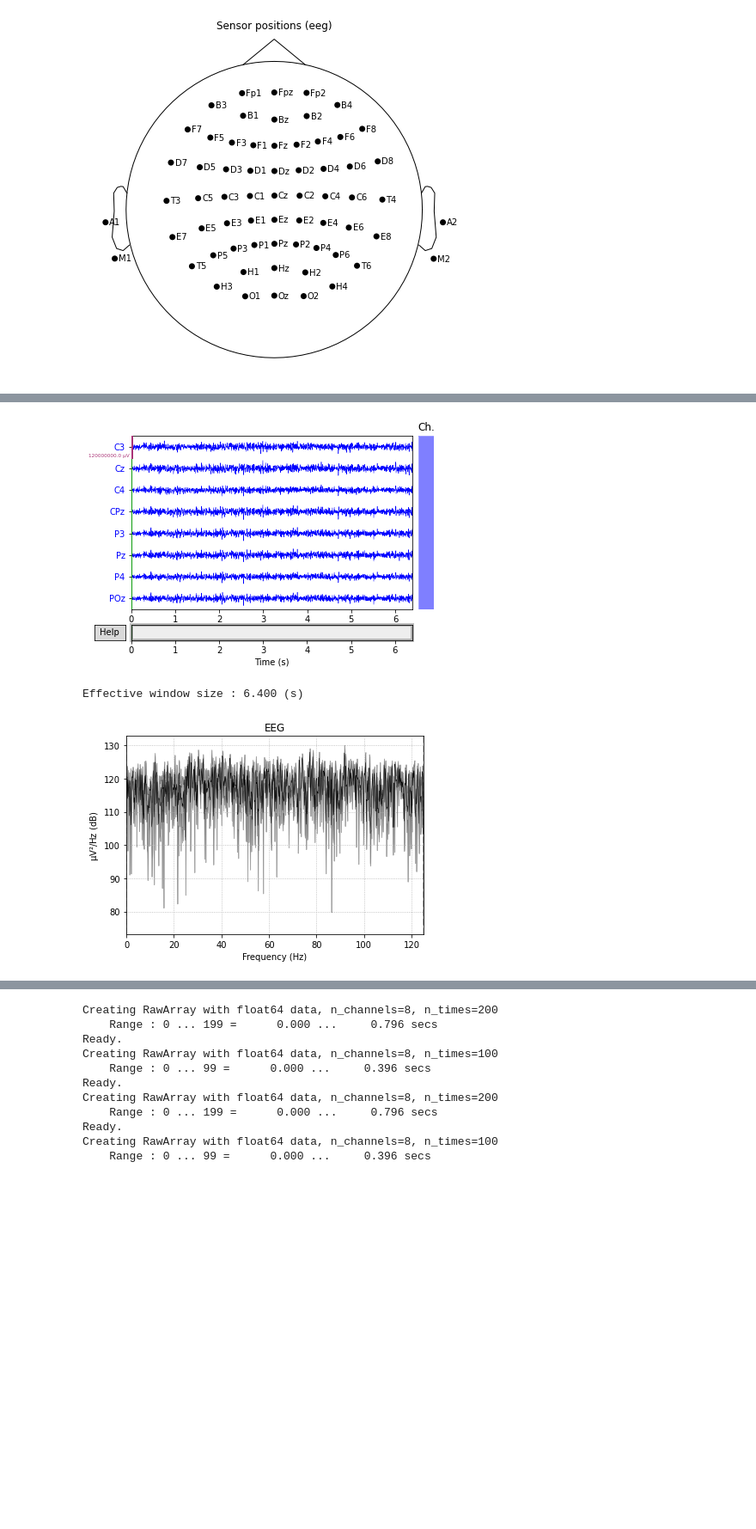
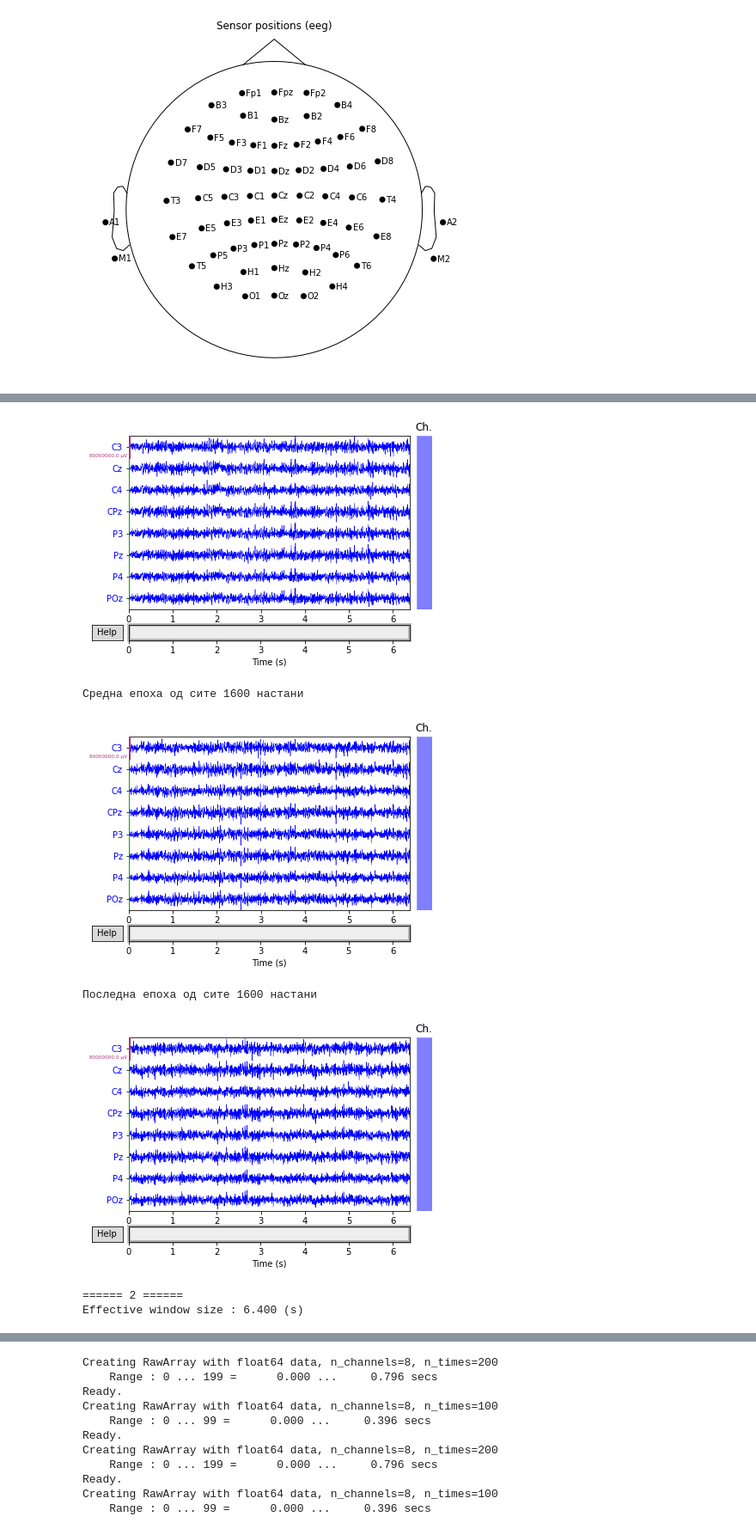
Before and after one commit to dpostolovski/eeg_is, a Jupyter notebook: IS_project.ipynb, the cells around one changed output, grey strips where cells are left out. Shown at 86% size. Drawn from its saved outputs; the diff is of its cells as text; code cells hidden in the pictures; blank space fills up the shorter version.

```diff
--- a/IS_project.ipynb
+++ b/IS_project.ipynb
@@ -80,17 +92,32 @@ Ready.
 [figure]
 # %%
 #@title Визуелизација на EEG сигналите во 175 епоха.
-#@markdown 1. Визуелизација на EEG податоците по канали.
+#@markdown 1. Визуелизација на EEG податоците по канали за првата, средната и последната епоха.
 #@markdown 2. Power Spectrum Density на 175-тата епоха.
 #@markdown * Ја избравме оваа епоха бидејќи
 #@markdown тука сигналите би биле најстабилни за објектот кој светка.
 
-epoch = mne_array[175]
-raw = mne.io.RawArray(epoch, mne_info)
+middle_epoch = mne_array[175]
+first_epoch = mne_array[0]
+last_epoch = mne_array[349]
+raw_middle = mne.io.RawArray(middle_epoch, mne_info)
+raw_first = mne.io.RawArray(first_epoch, mne_info)
+raw_last = mne.io.RawArray(last_epoch, mne_info)
 
-raw.plot(n_channels=8, scalings=dict(eeg=60), title='EEG Signals',
+print("\n")
+print(colored('====== 1 ======', 'red'))
+print(colored("Прва епоха од сите 1600 настани", 'blue'))
+raw_first.plot(n_channels=8, scalings=dict(eeg=40), title='EEG Signals',
          show=True, block=True, color = dict(eeg='blue'))
-raw.plot_psd(area_mode='range', show=False, average=True);
+print(colored("Средна епоха од сите 1600 настани", 'blue'))
+raw_middle.plot(n_channels=8, scalings=dict(eeg=40), title='EEG Signals',
+         show=True, block=True, color = dict(eeg='blue'))
+print(colored("Последна епоха од сите 1600 настани", 'blue'))
+raw_last.plot(n_channels=8, scalings=dict(eeg=40), title='EEG Signals',
+         show=True, block=True, color = dict(eeg='blue'))
+print("\n")
+print(colored('====== 2 ======', 'red'))
+raw_middle.plot_psd(area_mode='range', show=False, average=True);
 # %% [output]
 Creating RawArray with float64 data, n_channels=8, n_times=1600
     Range : 0 ... 1599 =      0.000 ...     6.396 secs
@@ -98,3 +135,7 @@ Ready.
-[figure, old version]
+[figure, new version]
-Effective window size : 6.400 (s)
+Средна епоха од сите 1600 настани
-[figure, old version]
+[figure, new version]
+Последна епоха од сите 1600 настани
+[figure, added]
+====== 2 ======
+Effective window size : 6.400 (s)
```
Also changed, not shown: parts of 4 cells of this notebook.
